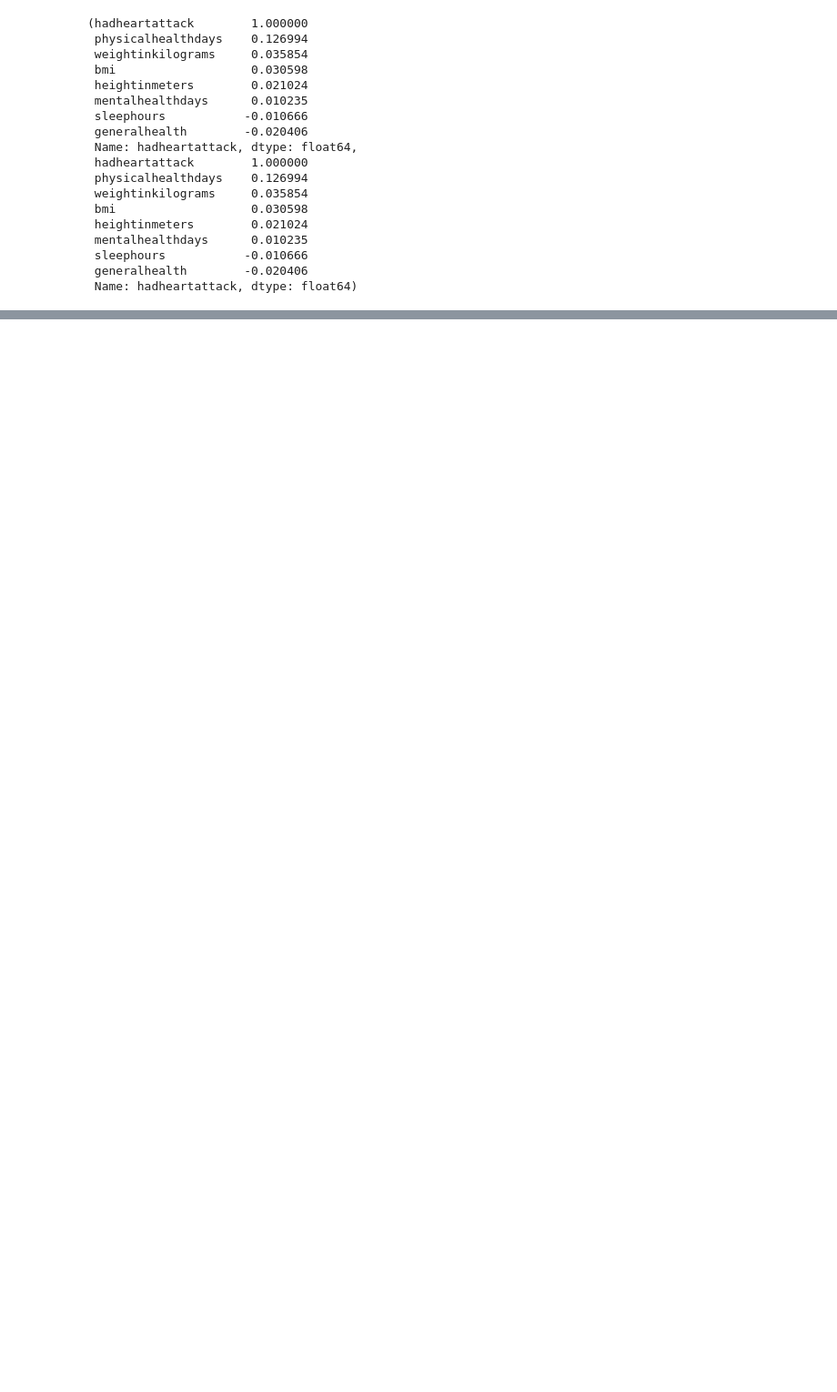
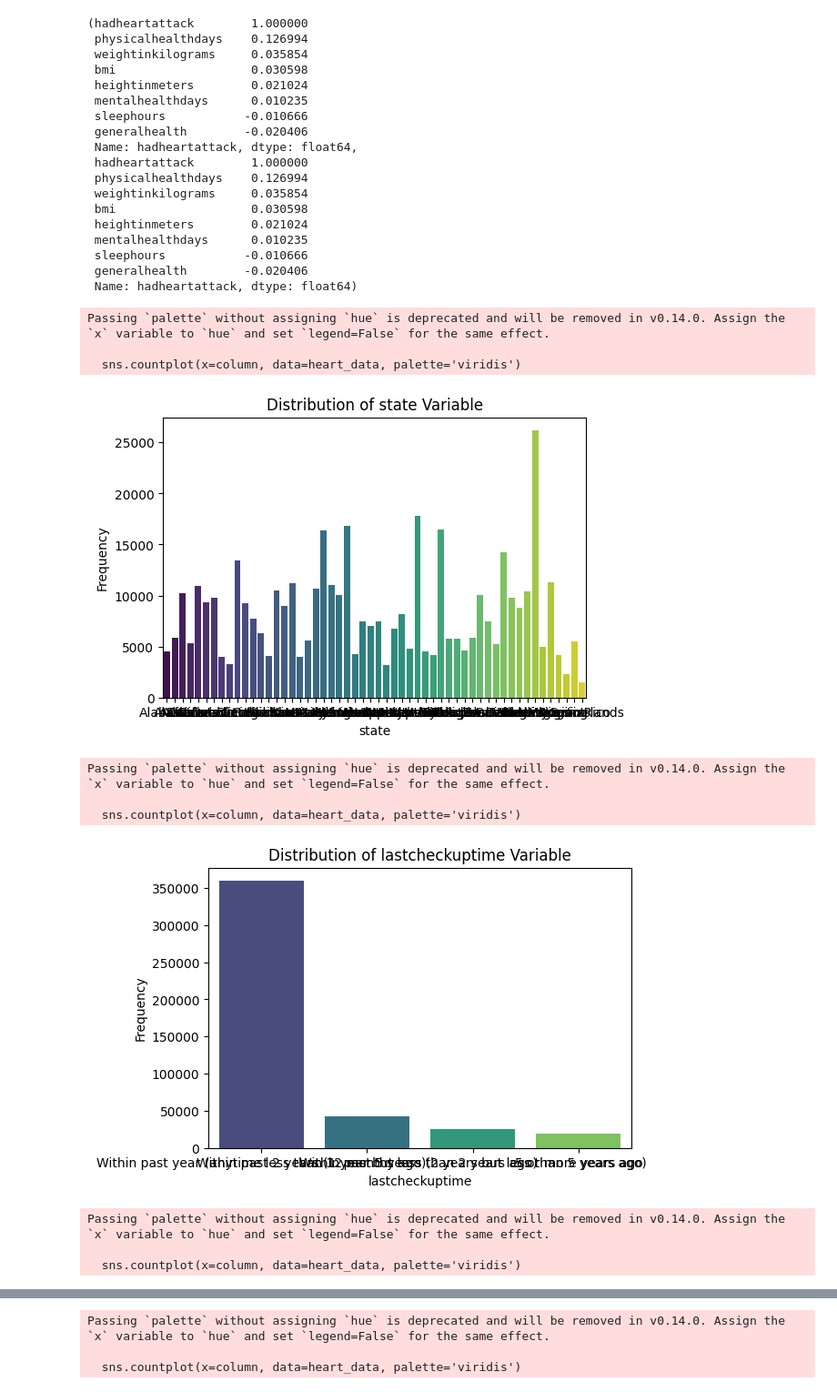
Before and after one commit to Lambton-AI-Group/heart_disease_prediction, a Jupyter notebook: EDA/eda.ipynb, the cells around one changed output, grey strips where cells are left out. Shown at 91% size. Cells and saved outputs as stored; diff of their text form; code cells hidden in the pictures; blank space fills up the shorter version.

Commit message:
categorical feature distribution

```diff
--- a/EDA/eda.ipynb
+++ b/EDA/eda.ipynb
@@ -2,7 +2,7 @@
 import pandas as pd
 import numpy as np
 # Load the uploaded cleaned dataset
-file_path = "C:/Users/bhava/OneDrive/Documents/cleaned_standardized_heart_data.csv"
+file_path = "C:/Users/ashwa/OneDrive/Desktop/cleaned_standardized_heart_data.csv"
 heart_data = pd.read_csv(file_path)
 
 # Display the structure of the dataset to confirm loading
@@ -116,3 +116,25 @@ top_correlated_features, bottom_correlated_features
  sleephours           -0.010666
  generalhealth        -0.020406
  Name: hadheartattack, dtype: float64)
+# %%
+# Categorical Columns
+categorical_columns = heart_data.select_dtypes(include=['object']).columns
+for column in categorical_columns:
+    plt.figure(figsize=(6, 4))
+    sns.countplot(x=column, data=heart_data, palette='viridis')
+    plt.title(f"Distribution of {column} Variable")
+    plt.xlabel(column)
+    plt.ylabel("Frequency")
+    plt.show()
+# %% [output]
+Passing `palette` without assigning `hue` is deprecated and will be removed in v0.14.0. Assign the `x` variable to `hue` and set `legend=False` for the same effect.
+
+  sns.countplot(x=column, data=heart_data, palette='viridis')
+[figure, added]
+Passing `palette` without assigning `hue` is deprecated and will be removed in v0.14.0. Assign the `x` variable to `hue` and set `legend=False` for the same effect.
+
+  sns.countplot(x=column, data=heart_data, palette='viridis')
+[figure, added]
+Passing `palette` without assigning `hue` is deprecated and will be removed in v0.14.0. Assign the `x` variable to `hue` and set `legend=False` for the same effect.
+
+  sns.countplot(x=column, data=heart_data, palette='viridis')
@@ -118,0 +142,3 @@ top_correlated_features, bottom_correlated_features
+Passing `palette` without assigning `hue` is deprecated and will be removed in v0.14.0. Assign the `x` variable to `hue` and set `legend=False` for the same effect.
+
+  sns.countplot(x=column, data=heart_data, palette='viridis')
```
Also changed, not shown: parts of 1 cell of this notebook.
